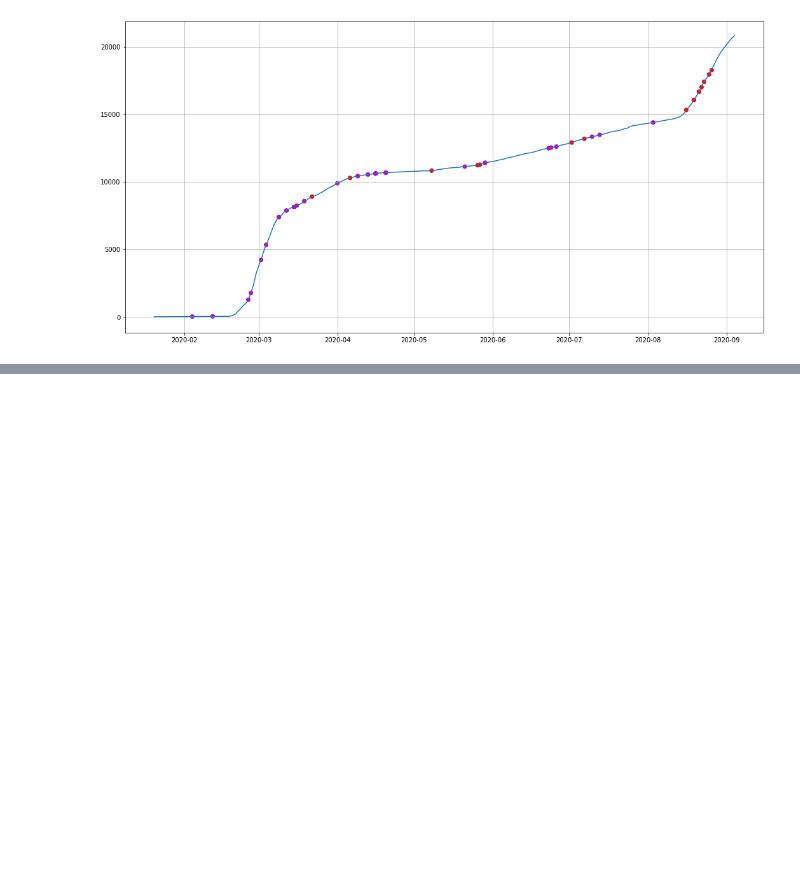
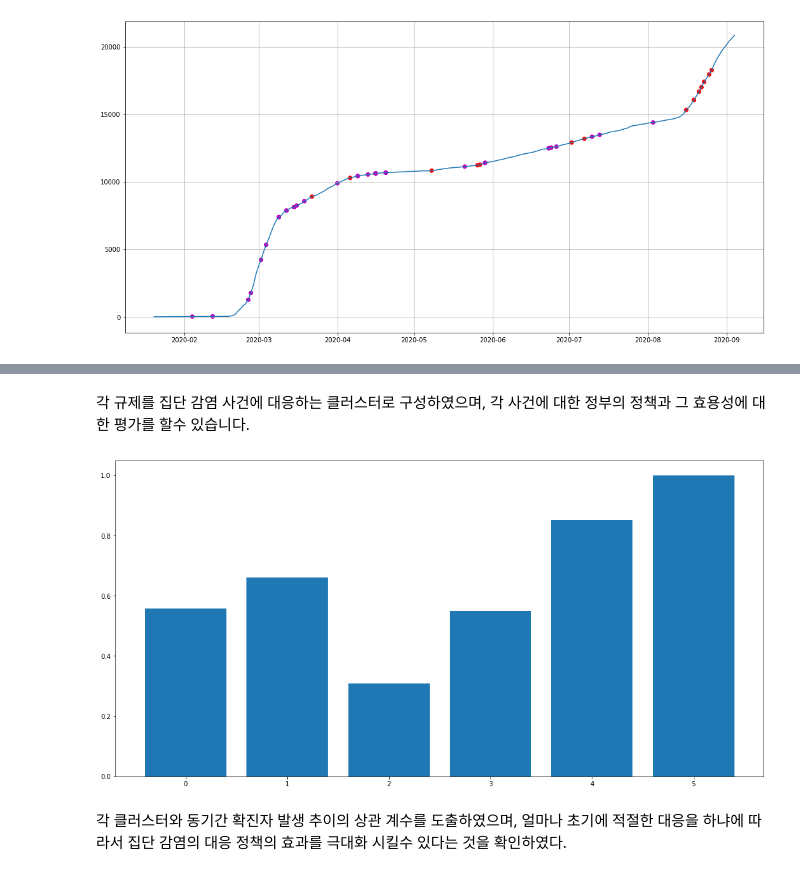
Before and after one commit to fishoe/covid_insight, a Jupyter notebook: insight.ipynb, the cells around one changed output, grey strips where cells are left out. Cells and saved outputs as stored; diff of their text form; code cells hidden in the pictures; blank space fills up the shorter version.

```diff
--- a/insight.ipynb
+++ b/insight.ipynb
@@ -371,0 +436,17 @@ plt.show()
+# %% [markdown]
+각 규제를 집단 감염 사건에 대응하는 클러스터로 구성하였으며, 각 사건에 대한 정부의 정책과 그 효용성에 대한 평가를 할수 있습니다.
+# %%
+eff = np.array([])
+
+plt.figure(figsize=(18,9))
+
+for i in range(6):
+    t = df_clu[df_clu['cluster_id'] == i][["relative diff","ratio"]]
+    eff = np.append(eff,t.corr().loc['ratio','relative diff'])
+
+plt.bar(np.arange(6),eff)
+plt.show()
+# %% [output]
+[figure, added]
+# %% [markdown]
+각 클러스터와 동기간 확진자 발생 추이의 상관 계수를 도출하였으며, 얼마나 초기에 적절한 대응을 하냐에 따라서 집단 감염의 대응 정책의 효과를 극대화 시킬수 있다는 것을 확인하였다.
```
Also changed, not shown: parts of 7 cells of this notebook.
